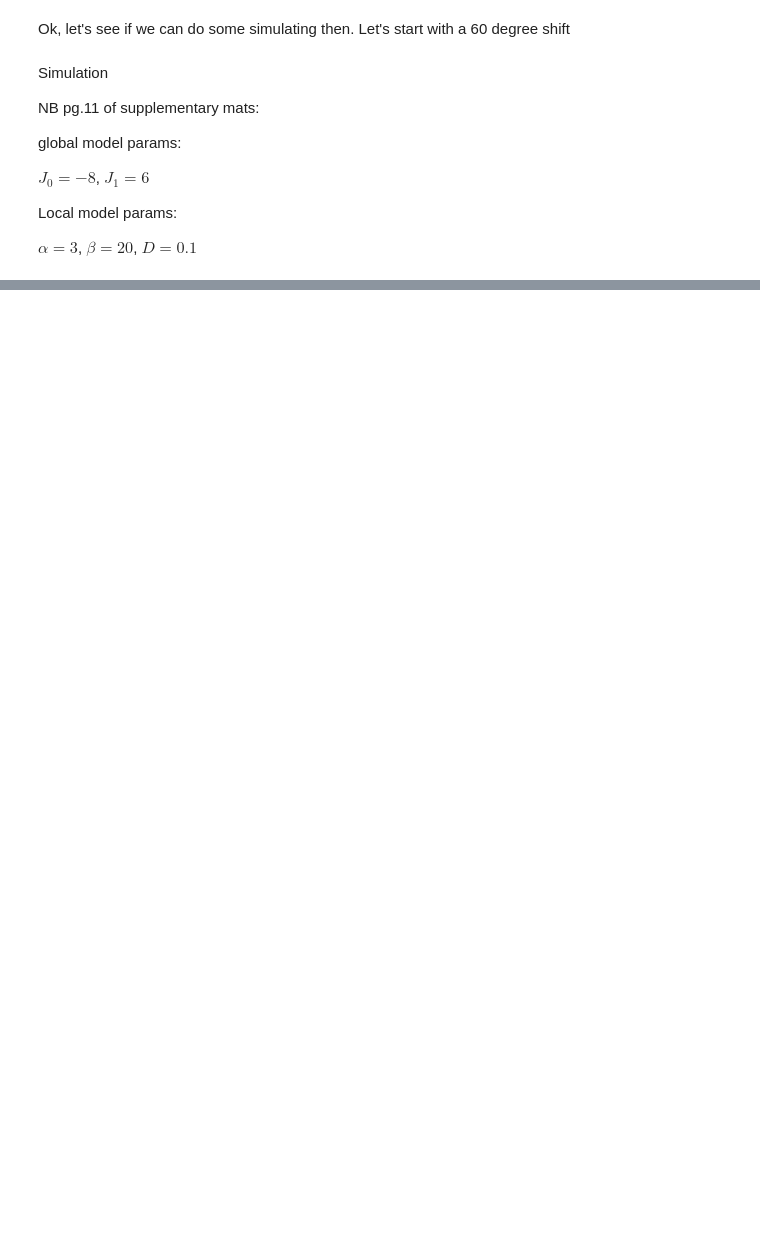
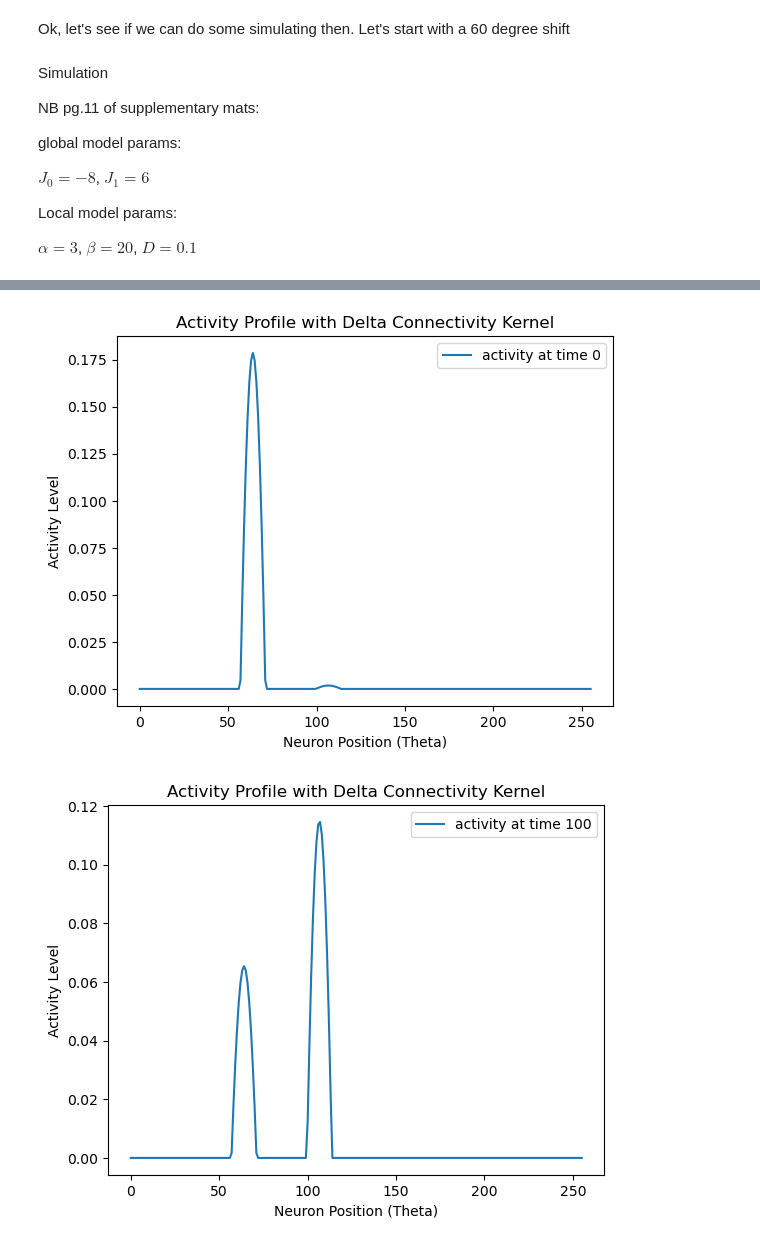
Before and after one commit to CEBangu/RingAttractor, a Jupyter notebook: python_ring/ideation.ipynb, the cells around one changed output, grey strips where cells are left out. Cells and saved outputs as stored; diff of their text form; code cells hidden in the pictures; blank space fills up the shorter version.

```diff
--- a/python_ring/ideation.ipynb
+++ b/python_ring/ideation.ipynb
@@ -272,0 +312,5 @@ $\alpha = 3$, $\beta = 20$, $D = 0.1$
+# %%
+x.simulate(amplitude, kappa, mu=mu_60)
+# %% [output]
+[figure, added]
+[figure, added]
```
Also changed, not shown: parts of 5 cells of this notebook.
